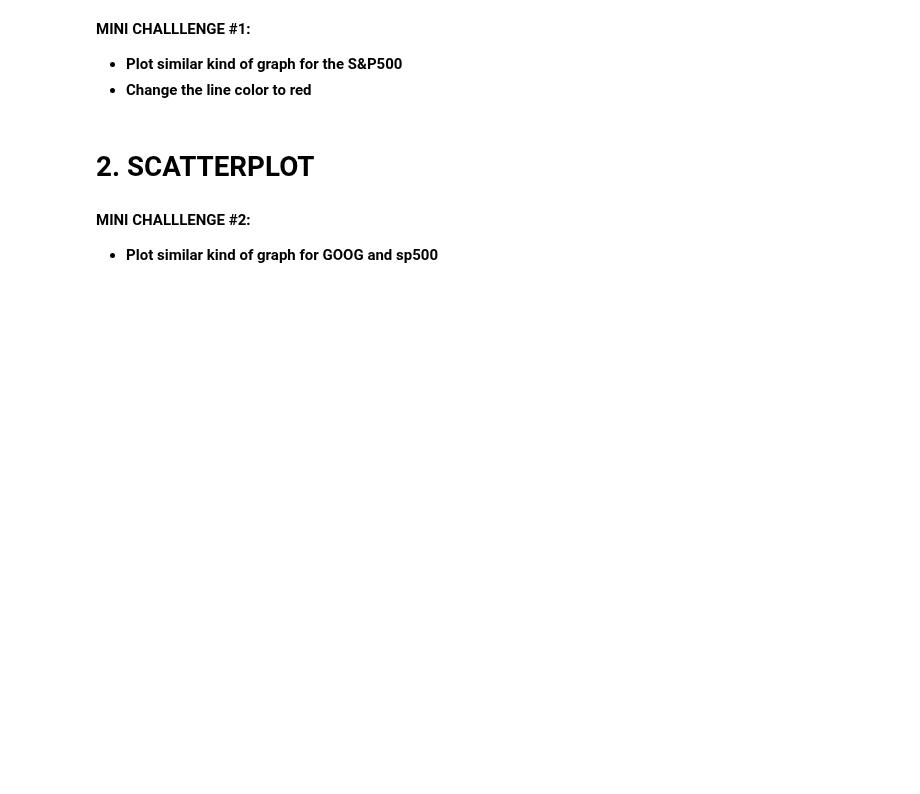
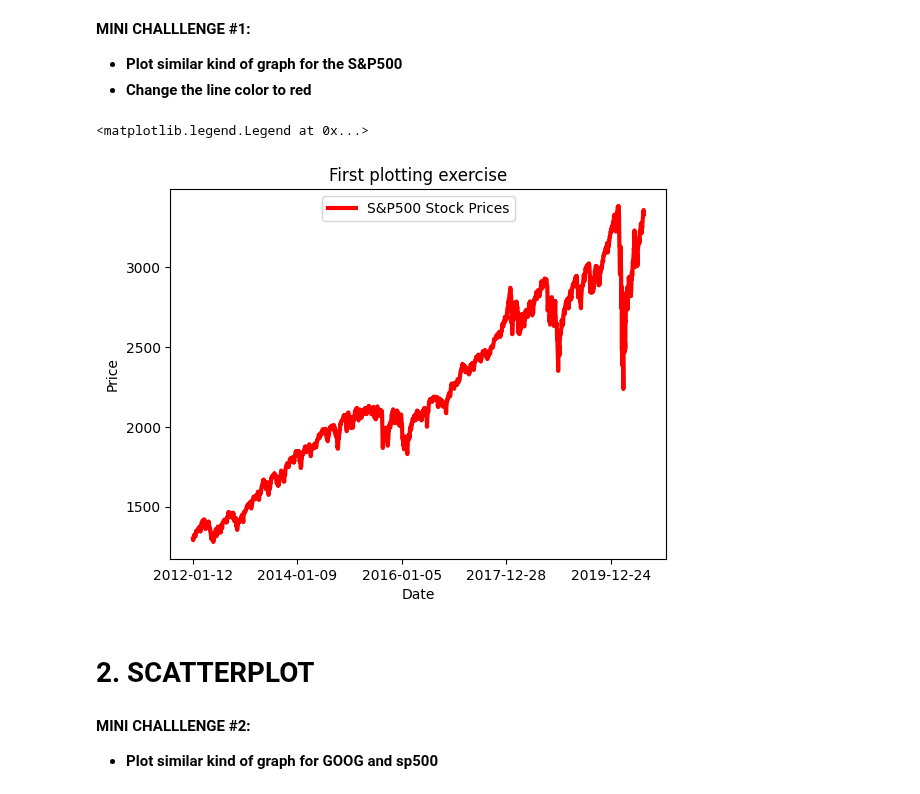
Before and after one commit to timvirga/StockPrediction, a Jupyter notebook: Section11-matplotlib/9_Python_101_Data_Visualization_with_matplotlib_Skeleton.ipynb, the cells around one changed output. Cells and saved outputs as stored; diff of their text form; code cells hidden in the pictures; blank space fills up the shorter version.

```diff
--- a/Section11-matplotlib/9_Python_101_Data_Visualization_with_matplotlib_Skeleton.ipynb
+++ b/Section11-matplotlib/9_Python_101_Data_Visualization_with_matplotlib_Skeleton.ipynb
@@ -42,6 +40,14 @@ AttributeError: module 'matplotlib' has no attribute 'ylabel'
 **MINI CHALLLENGE #1:**
 - **Plot similar kind of graph for the S&P500**
 - **Change the line color to red**
+# %%
+stockdf.plot(x = 'Date', y = 'sp500', label= 'S&P500 Stock Prices', linewidth = 3, color = 'red')
+plt.ylabel('Price')
+plt.title('First plotting exercise')
+plt.legend(loc = 'upper center')
+# %% [output]
+<matplotlib.legend.Legend at 0x...>
+[figure, added]
 # %% [markdown]
 # 2. SCATTERPLOT
 # %%
```
Also changed, not shown: parts of 2 cells of this notebook.
